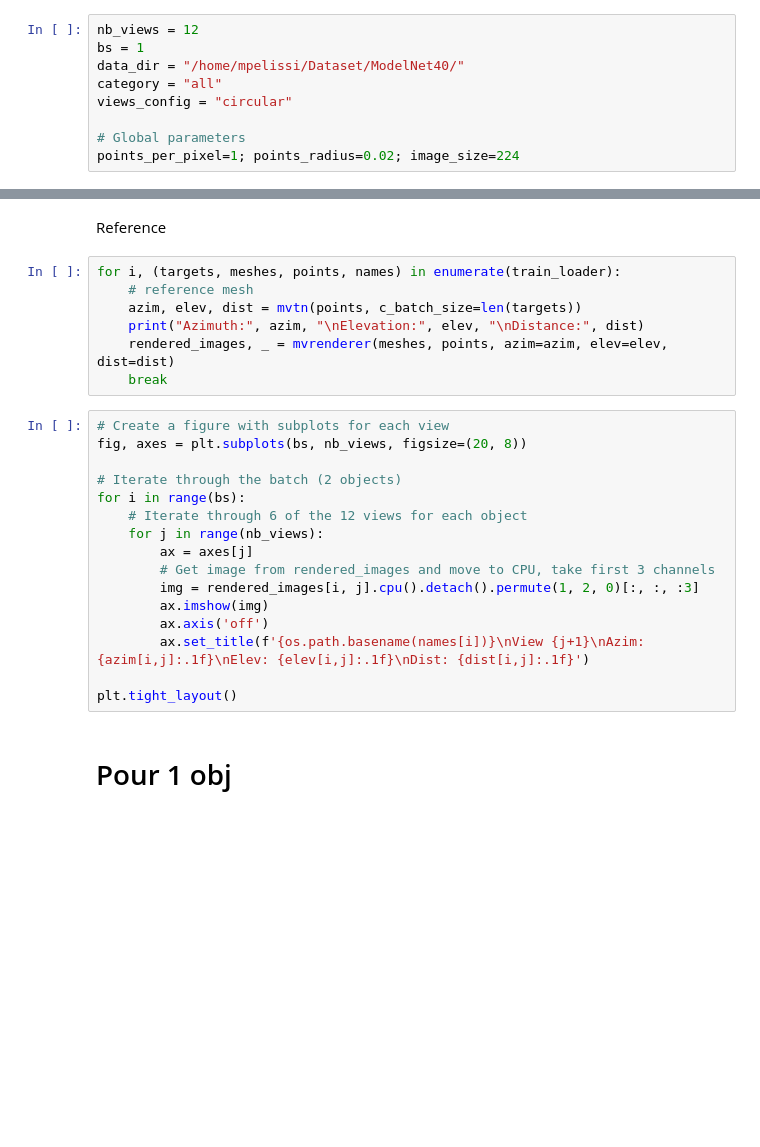
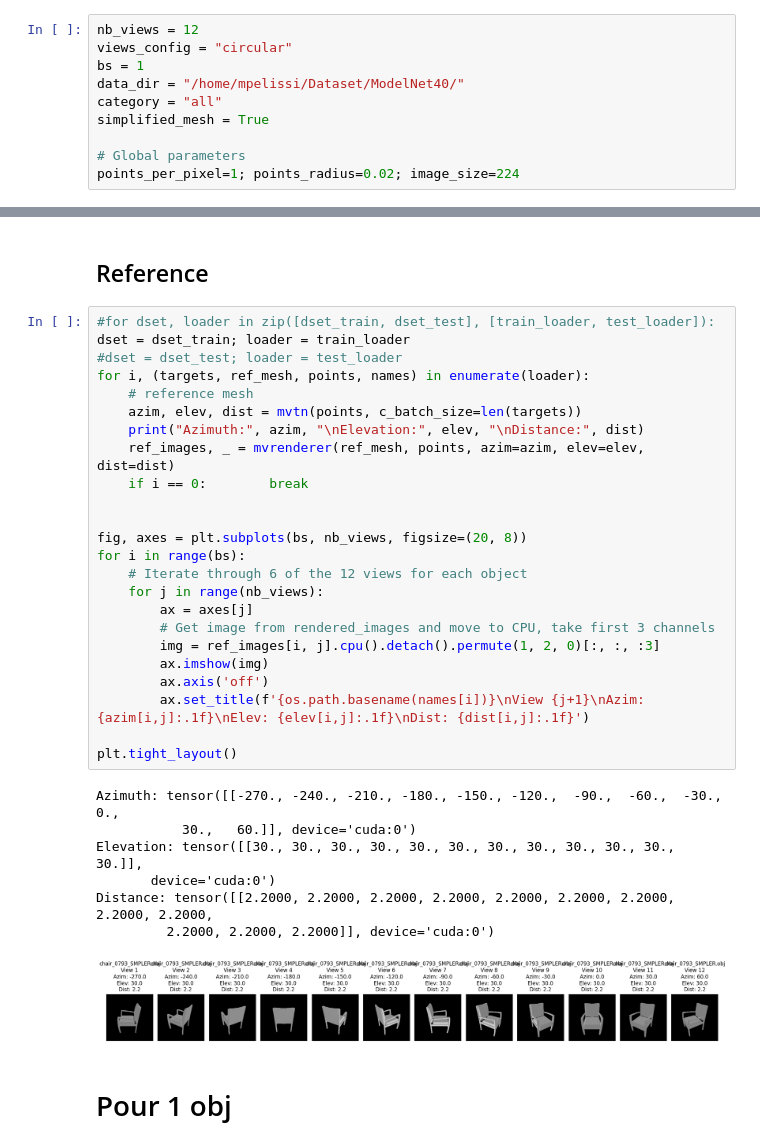
Before and after one commit to PelissierCombescure/my_MVTN, a Jupyter notebook: data/projections_mvtn.ipynb, the cells around one changed output, grey strips where cells are left out. Cells and saved outputs as stored; diff of their text form; blank space fills up the shorter version.

```diff
--- a/data/projections_mvtn.ipynb
+++ b/data/projections_mvtn.ipynb
@@ -31,9 +32,10 @@ from mvtorch.data import ScanObjectNN, CustomDataLoader, ModelNet40
 # %%
 nb_views = 12
+views_config = "circular"
 bs = 1
 data_dir = "/home/mpelissi/Dataset/ModelNet40/"
 category = "all"
-views_config = "circular"
+simplified_mesh = True
 
 # Global parameters
 points_per_pixel=1; points_radius=0.02; image_size=224
@@ -60,28 +62,37 @@ mvrenderer = MVRenderer(nb_views=nb_views, return_mapping=False, pc_rendering=Fa
 # %% [markdown]
-Reference
+## Reference
 # %%
-for i, (targets, meshes, points, names) in enumerate(train_loader):
+#for dset, loader in zip([dset_train, dset_test], [train_loader, test_loader]):
+dset = dset_train; loader = train_loader
+#dset = dset_test; loader = test_loader
+for i, (targets, ref_mesh, points, names) in enumerate(loader):
     # reference mesh
     azim, elev, dist = mvtn(points, c_batch_size=len(targets))
     print("Azimuth:", azim, "\nElevation:", elev, "\nDistance:", dist)
-    rendered_images, _ = mvrenderer(meshes, points, azim=azim, elev=elev, dist=dist)
-    break
+    ref_images, _ = mvrenderer(ref_mesh, points, azim=azim, elev=elev, dist=dist)
+    if i == 0:        break
+
+
+fig, axes = plt.subplots(bs, nb_views, figsize=(20, 8))
+for i in range(bs):
+    # Iterate through 6 of the 12 views for each object
+    for j in range(nb_views):
+        ax = axes[j]
+        # Get image from rendered_images and move to CPU, take first 3 channels
+        img = ref_images[i, j].cpu().detach().permute(1, 2, 0)[:, :, :3]
+        ax.imshow(img)
+        ax.axis('off')
+        ax.set_title(f'{os.path.basename(names[i])}\nView {j+1}\nAzim: {azim[i,j]:.1f}\nElev: {elev[i,j]:.1f}\nDist: {dist[i,j]:.1f}')
+
+plt.tight_layout()
+# %% [output]
+Azimuth: tensor([[-270., -240., -210., -180., -150., -120.,  -90.,  -60.,  -30.,    0.,
+           30.,   60.]], device='cuda:0')
+Elevation: tensor([[30., 30., 30., 30., 30., 30., 30., 30., 30., 30., 30., 30.]],
+       device='cuda:0')
+Distance: tensor([[2.2000, 2.2000, 2.2000, 2.2000, 2.2000, 2.2000, 2.2000, 2.2000, 2.2000,
+         2.2000, 2.2000, 2.2000]], device='cuda:0')
+[figure, added]
-# %%
-# Create a figure with subplots for each view
-fig, axes = plt.subplots(bs, nb_views, figsize=(20, 8))
-
-# Iterate through the batch (2 objects)
-for i in range(bs):
-    # Iterate through 6 of the 12 views for each object
-    for j in range(nb_views):
-        ax = axes[j]
-        # Get image from rendered_images and move to CPU, take first 3 channels
-        img = rendered_images[i, j].cpu().detach().permute(1, 2, 0)[:, :, :3]
-        ax.imshow(img)
-        ax.axis('off')
-        ax.set_title(f'{os.path.basename(names[i])}\nView {j+1}\nAzim: {azim[i,j]:.1f}\nElev: {elev[i,j]:.1f}\nDist: {dist[i,j]:.1f}')
-
-plt.tight_layout()
 # %% [markdown]
 # Pour 1 obj
 # %%
```
Also changed, not shown: parts of 12 cells of this notebook, 15 other files.
